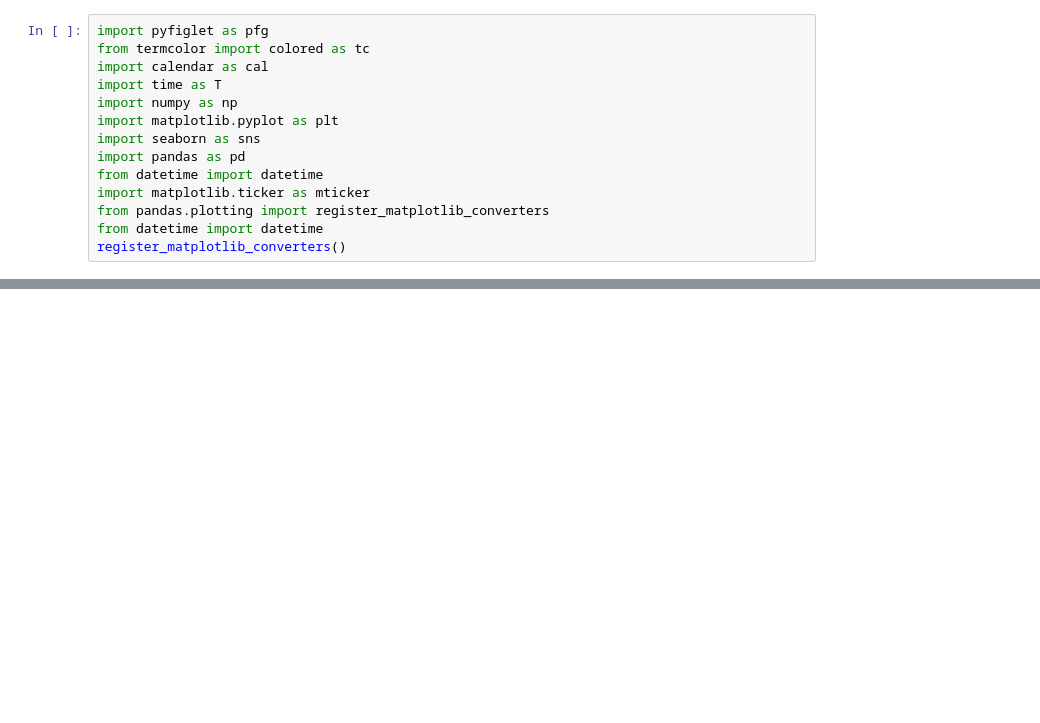
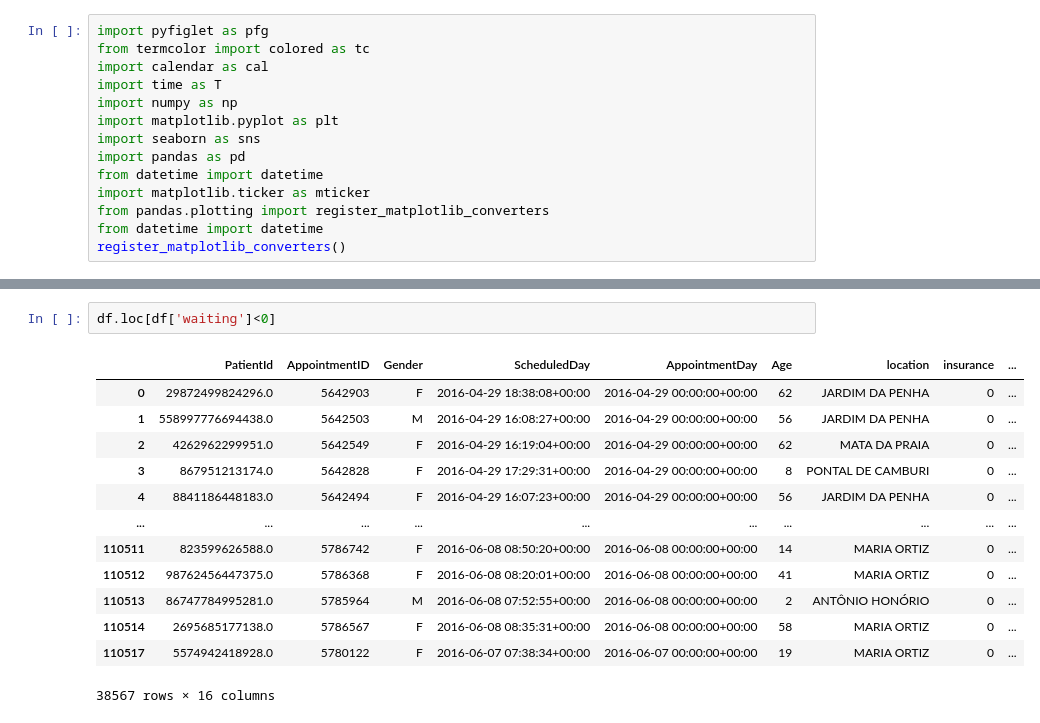
Before and after one commit to MohamedAbdElgni/appointments, a Jupyter notebook: investigating a data set.ipynb, the cells around one changed output, grey strips where cells are left out. Saved outputs shown, nothing was run; the diff lists cells and outputs as text; blank space fills up the shorter version.

```diff
--- a/investigating a data set.ipynb
+++ b/investigating a data set.ipynb
@@ -31,0 +162,16 @@ df=pd.read_csv('noshowappointments-kagglev2-may-2016.csv')
+# %%
+df.loc[df['waiting']<0]
+# %% [output]
+|  | PatientId | AppointmentID | Gender | ScheduledDay | AppointmentDay | Age | location | insurance | ... |
+| 0 | 29872499824296.0 | 5642903 | F | 2016-04-29 18:38:08+00:00 | 2016-04-29 00:00:00+00:00 | 62 | JARDIM DA PENHA | 0 | ... |
+| 1 | 558997776694438.0 | 5642503 | M | 2016-04-29 16:08:27+00:00 | 2016-04-29 00:00:00+00:00 | 56 | JARDIM DA PENHA | 0 | ... |
+| 2 | 4262962299951.0 | 5642549 | F | 2016-04-29 16:19:04+00:00 | 2016-04-29 00:00:00+00:00 | 62 | MATA DA PRAIA | 0 | ... |
+| 3 | 867951213174.0 | 5642828 | F | 2016-04-29 17:29:31+00:00 | 2016-04-29 00:00:00+00:00 | 8 | PONTAL DE CAMBURI | 0 | ... |
+| 4 | 8841186448183.0 | 5642494 | F | 2016-04-29 16:07:23+00:00 | 2016-04-29 00:00:00+00:00 | 56 | JARDIM DA PENHA | 0 | ... |
+| ... | ... | ... | ... | ... | ... | ... | ... | ... | ... |
+| 110511 | 823599626588.0 | 5786742 | F | 2016-06-08 08:50:20+00:00 | 2016-06-08 00:00:00+00:00 | 14 | MARIA ORTIZ | 0 | ... |
+| 110512 | 98762456447375.0 | 5786368 | F | 2016-06-08 08:20:01+00:00 | 2016-06-08 00:00:00+00:00 | 41 | MARIA ORTIZ | 0 | ... |
+| 110513 | 86747784995281.0 | 5785964 | M | 2016-06-08 07:52:55+00:00 | 2016-06-08 00:00:00+00:00 | 2 | ANTÔNIO HONÓRIO | 0 | ... |
+| 110514 | 2695685177138.0 | 5786567 | F | 2016-06-08 08:35:31+00:00 | 2016-06-08 00:00:00+00:00 | 58 | MARIA ORTIZ | 0 | ... |
+| 110517 | 5574942418928.0 | 5780122 | F | 2016-06-07 07:38:34+00:00 | 2016-06-07 00:00:00+00:00 | 19 | MARIA ORTIZ | 0 | ... |
+38567 rows × 16 columns
```
Also changed, not shown: parts of 27 cells of this notebook.
